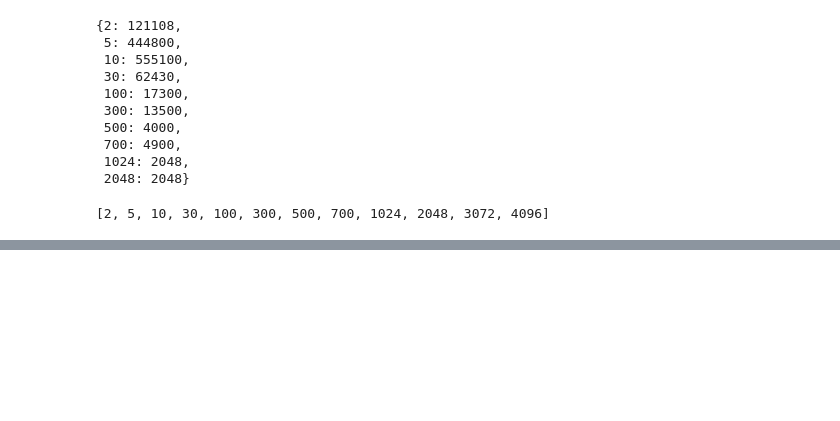
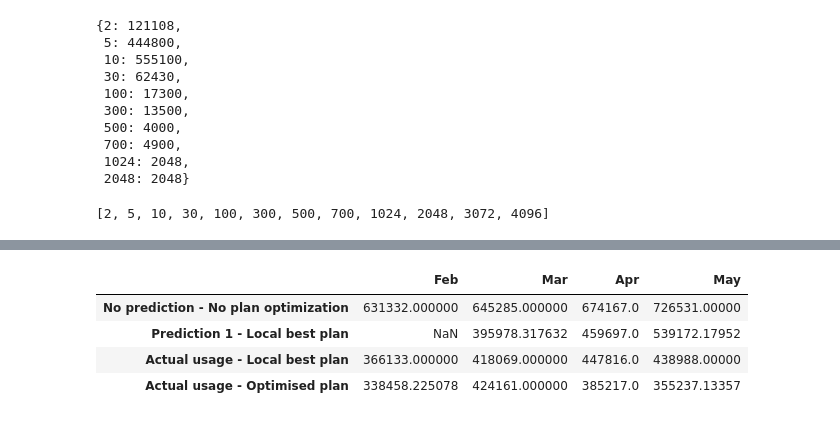
Before and after one commit to comsaint/DeviceUsageAnalysis, a Jupyter notebook: DataExplore.ipynb, the cells around one changed output, grey strips where cells are left out. Cells and saved outputs as stored; diff of their text form; code cells hidden in the pictures; blank space fills up the shorter version.

Commit message:
Finish optimised plan 1

```diff
--- a/DataExplore.ipynb
+++ b/DataExplore.ipynb
@@ -363,5 +358,5 @@ df_stg_1_Mar.loc['898607B4071790000000','used']
 # %%
-df_res, total_cost = compute_best_global_plan_with_pool(df_nozeroplan[df_nozeroplan['month']==3])
+df_res, total_cost, pool = compute_best_global_plan_with_pool(df_nozeroplan[df_nozeroplan['month']==3])
 # %% [output]
 A value is trying to be set on a copy of a slice from a DataFrame.
 Try using .loc[row_indexer,col_indexer] = value instead
@@ -376,9 +382,10 @@ See the caveats in the documentation: http://pandas.pydata.org/pandas-docs/stabl
 # %%
 lst_best = []
+cost_best_assignment_1 = dict()
 for mth in [2,3,4,5]:
-    df_res, total_cost = compute_best_global_plan_with_pool(df_nozeroplan[df_nozeroplan['month']==mth])
-    lst_best.append(df_res)
-    print("Month: {}  Cost:{}".format(mth, total_cost))
+    res, cost, pool = compute_best_global_plan_with_pool(df_nozeroplan[df_nozeroplan['month']==mth])
+    lst_best.append({'month': mth, 'cost': cost, 'pool': pool})
+    cost_best_assignment_1.update({mth:cost})
 # %% [output]
 A value is trying to be set on a copy of a slice from a DataFrame.
 Try using .loc[row_indexer,col_indexer] = value instead
@@ -405,0 +424,13 @@ lst_best[1].head()
+# %%
+# Compare difference
+lst_cost = [cost_nozeroplan, cost_strategy_1, cost_best_plan, cost_best_assignment_1]
+df_compare = pd.DataFrame(lst_cost, index=['No prediction - No plan optimization', 'Prediction 1 - Local best plan', 'Actual usage - Local best plan', 'Actual usage - Optimised plan'])
+df_compare.columns=['Feb', 'Mar', 'Apr', 'May']
+# %%
+df_compare
+# %% [output]
+|  | Feb | Mar | Apr | May |
+| No prediction - No plan optimization | 631332.000000 | 645285.000000 | 674167.0 | 726531.00000 |
+| Prediction 1 - Local best plan | NaN | 395978.317632 | 459697.0 | 539172.17952 |
+| Actual usage - Local best plan | 366133.000000 | 418069.000000 | 447816.0 | 438988.00000 |
+| Actual usage - Optimised plan | 338458.225078 | 424161.000000 | 385217.0 | 355237.13357 |
```
Also changed, not shown: parts of 10 cells of this notebook, 2 other files.
